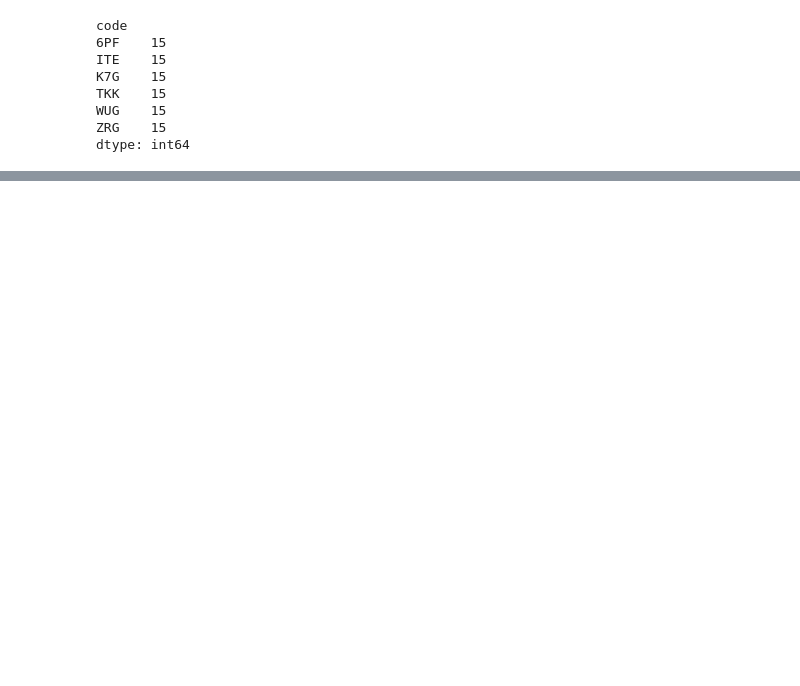
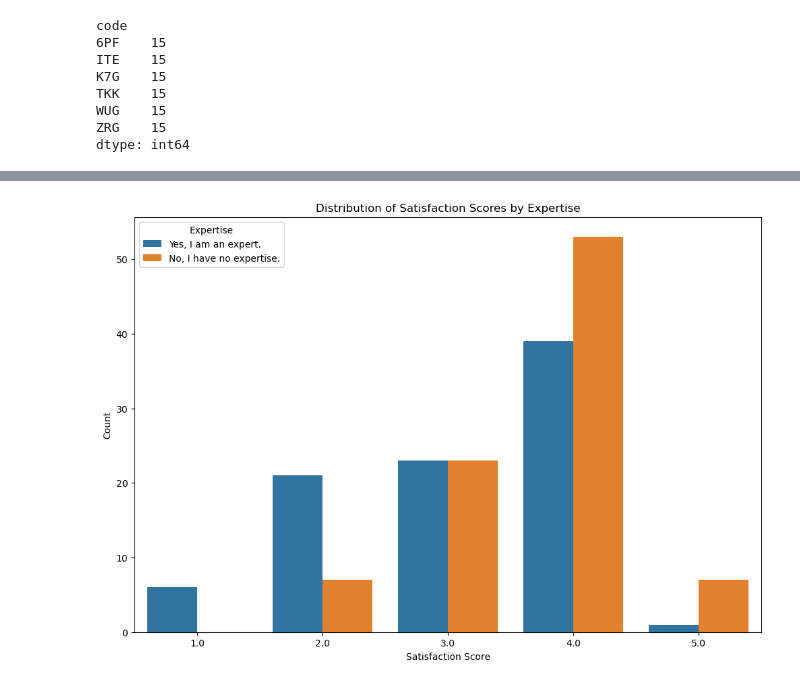
Before and after one commit to Hamxea/llm_feedback_evaluation, a Jupyter notebook: analysis/data_analysis.ipynb, the cells around one changed output, grey strips where cells are left out. Drawn from its saved outputs; the diff is of its cells as text; code cells hidden in the pictures; blank space fills up the shorter version.

```diff
--- a/analysis/data_analysis.ipynb
+++ b/analysis/data_analysis.ipynb
@@ -290,0 +512,15 @@ plt.show()
+# %%
+# Step 1: Prepare data for distribution of satisfaction scores by expertise
+satisfaction_distribution = df.groupby(['expert', 'satisfaction']).size().reset_index(name='counts')
+
+# Step 2: Plot the distribution of satisfaction scores by expertise
+plt.figure(figsize=(12, 8))
+sns.barplot(data=satisfaction_distribution, x='satisfaction', y='counts', hue='expert')
+plt.title('Distribution of Satisfaction Scores by Expertise')
+plt.ylabel('Count')
+plt.xlabel('Satisfaction Score')
+plt.xticks(rotation=0)
+plt.legend(title='Expertise')
+plt.show()
+# %% [output]
+[figure, added]
```
Also changed, not shown: parts of 45 cells of this notebook, 8 other files.
